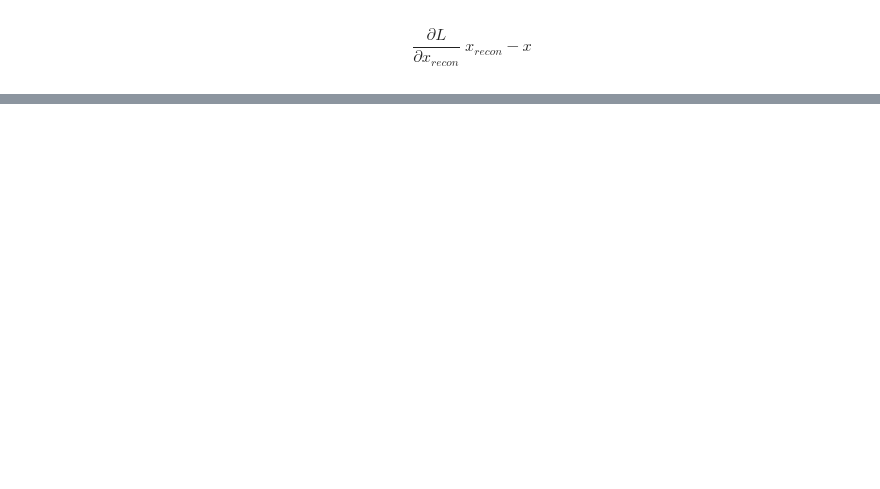
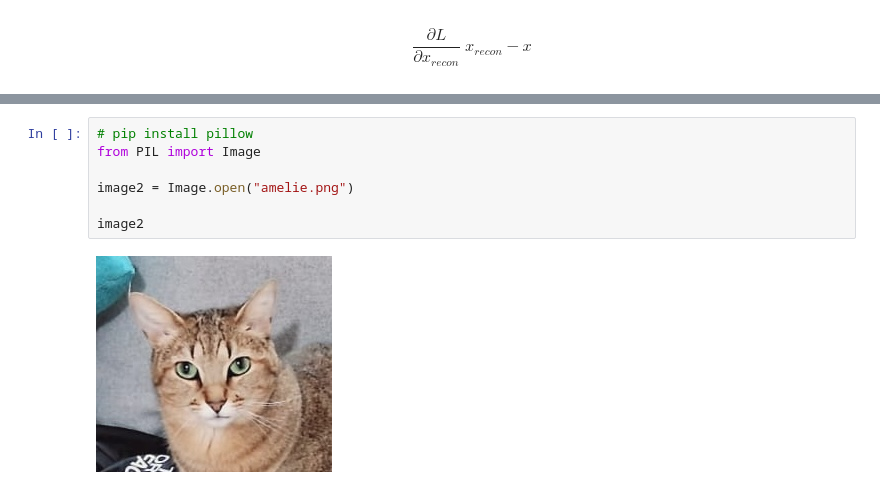
Before and after one commit to dragonnomada/ipn-cic-diplomado-ia-2025, a Jupyter notebook: sesiones/s10.ipynb, the cells around one changed output, grey strips where cells are left out. Drawn from its saved outputs; the diff is of its cells as text; blank space fills up the shorter version.

```diff
--- a/sesiones/s10.ipynb
+++ b/sesiones/s10.ipynb
@@ -252,0 +492,9 @@ dW3, db3
+# %%
+# pip install pillow
+from PIL import Image
+
+image2 = Image.open("amelie.png")
+
+image2
+# %% [output]
+[figure, added]
```
Also changed, not shown: parts of 36 cells of this notebook, 1 other file.
